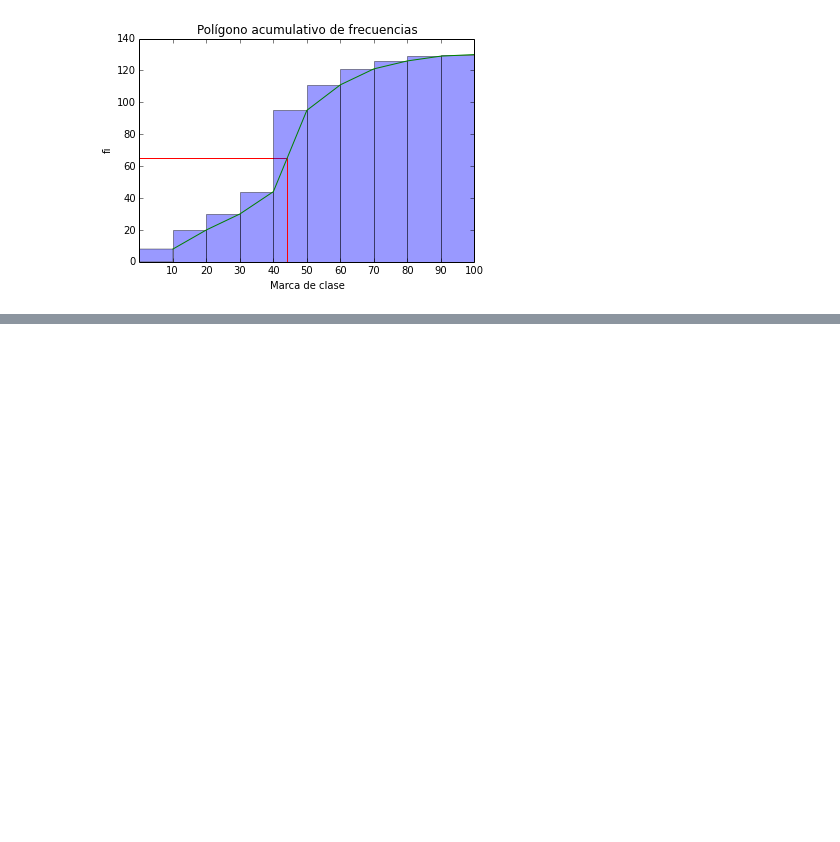
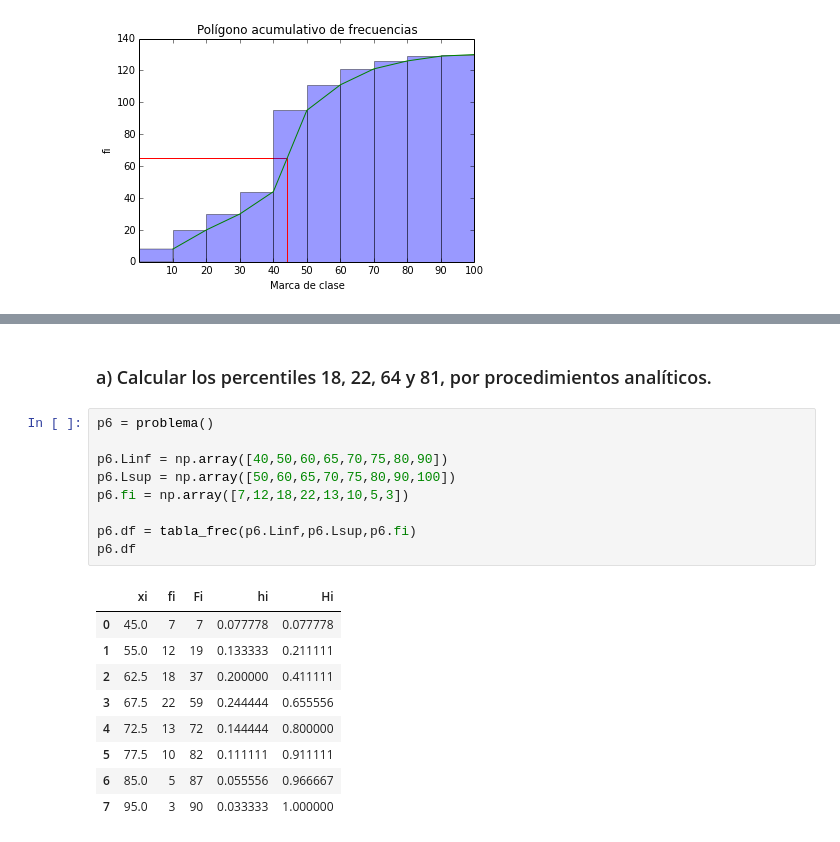
Before and after one commit to franktoffel/UA-MIMAT, a Jupyter notebook: Prob estadistica monodimensional.ipynb, the cells around one changed output, grey strips where cells are left out. Cells and saved outputs as stored; diff of their text form; blank space fills up the shorter version.

```diff
--- a/Prob estadistica monodimensional.ipynb
+++ b/Prob estadistica monodimensional.ipynb
@@ -525,0 +601,21 @@ plt.vlines(x=x_graf, ymin=0, ymax=y_graf, color='red', zorder=2)
+# %% [markdown]
+### a) Calcular los percentiles 18, 22, 64 y 81, por procedimientos analíticos.
+# %%
+p6 = problema()
+
+p6.Linf = np.array([40,50,60,65,70,75,80,90])
+p6.Lsup = np.array([50,60,65,70,75,80,90,100])
+p6.fi = np.array([7,12,18,22,13,10,5,3])
+
+p6.df = tabla_frec(p6.Linf,p6.Lsup,p6.fi)
+p6.df
+# %% [output]
+|  | xi | fi | Fi | hi | Hi |
+| 0 | 45.0 | 7 | 7 | 0.077778 | 0.077778 |
+| 1 | 55.0 | 12 | 19 | 0.133333 | 0.211111 |
+| 2 | 62.5 | 18 | 37 | 0.200000 | 0.411111 |
+| 3 | 67.5 | 22 | 59 | 0.244444 | 0.655556 |
+| 4 | 72.5 | 13 | 72 | 0.144444 | 0.800000 |
+| 5 | 77.5 | 10 | 82 | 0.111111 | 0.911111 |
+| 6 | 85.0 | 5 | 87 | 0.055556 | 0.966667 |
+| 7 | 95.0 | 3 | 90 | 0.033333 | 1.000000 |
```
Also changed, not shown: parts of 23 cells of this notebook.
